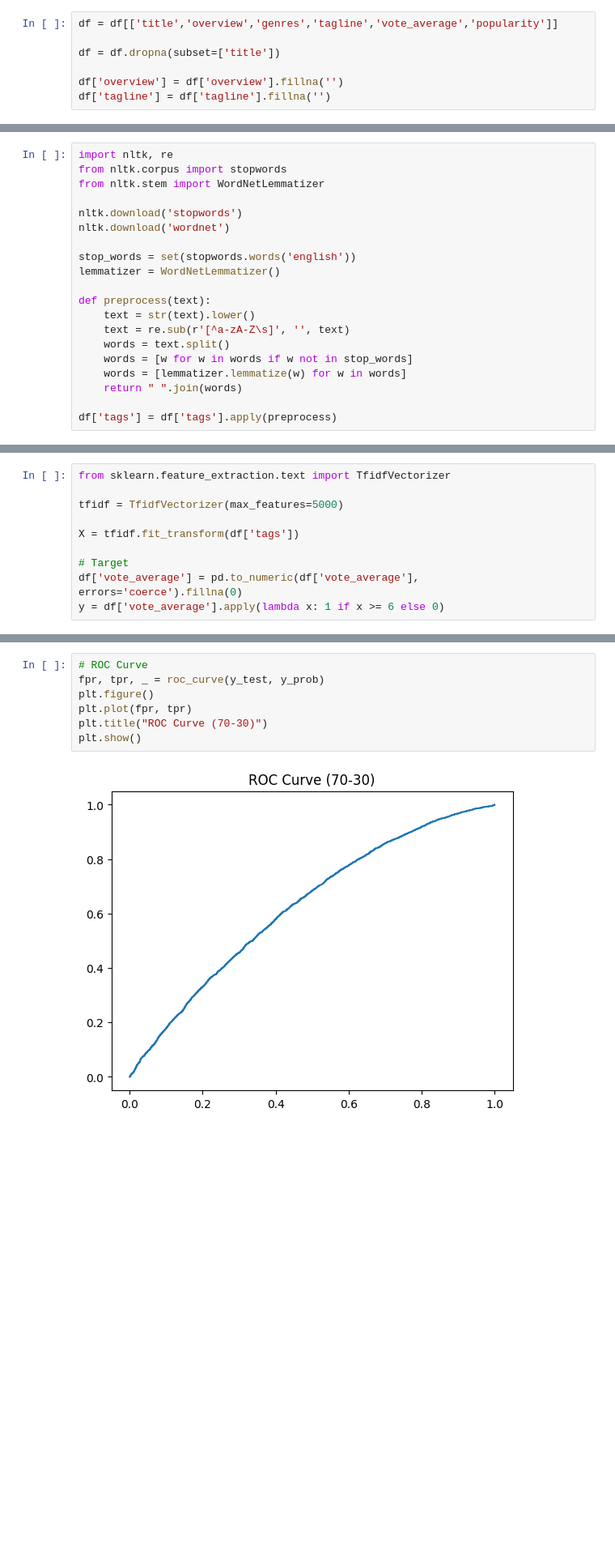
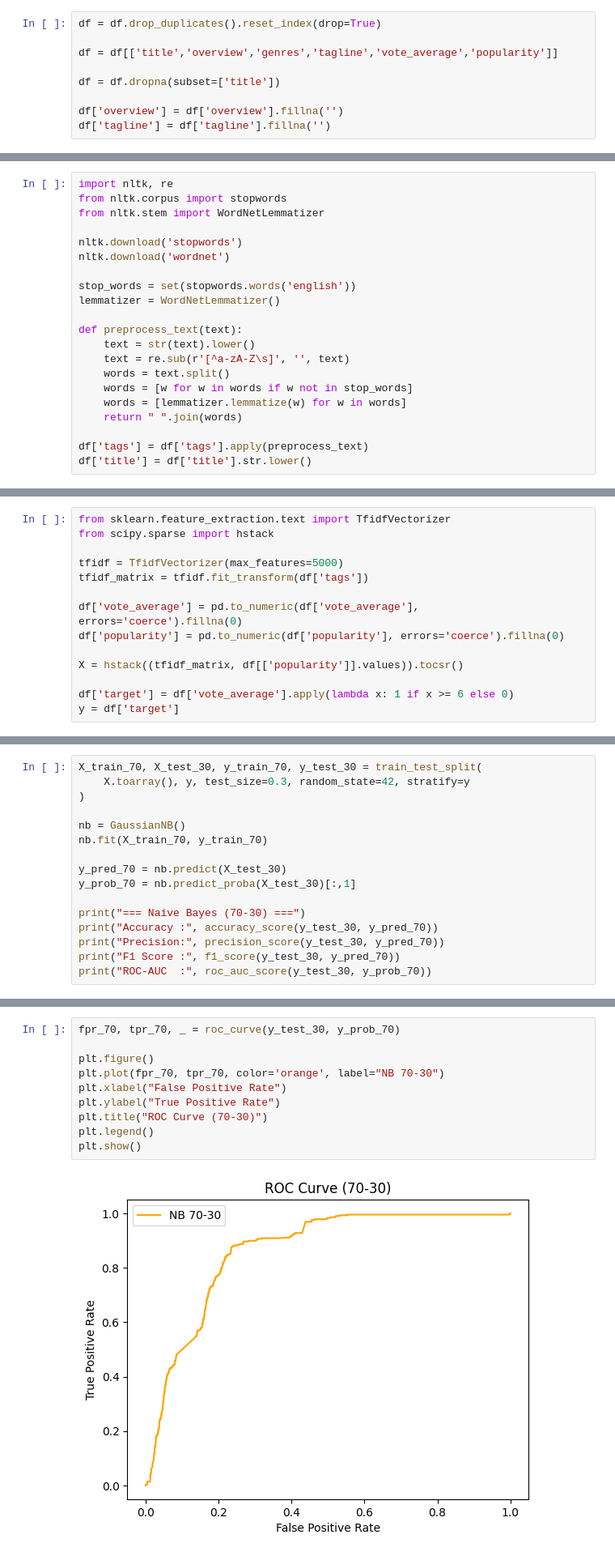
Before and after one commit to MehulShukla-git/Movie_Recommendation_System, a Jupyter notebook: Naive_Bayes.ipynb, the cells around one changed output, grey strips where cells are left out. Shown at 81% size. Cells and saved outputs as stored; diff of their text form; blank space fills up the shorter version.

```diff
--- a/Naive_Bayes.ipynb
+++ b/Naive_Bayes.ipynb
@@ -32,4 +24,6 @@ Index(['adult', 'belongs_to_collection', 'budget', 'genres', 'homepage', 'id',
 # %%
+df = df.drop_duplicates().reset_index(drop=True)
+
 df = df[['title','overview','genres','tagline','vote_average','popularity']]
 
 df = df.dropna(subset=['title'])
@@ -59,7 +53,7 @@ nltk.download('wordnet')
 stop_words = set(stopwords.words('english'))
 lemmatizer = WordNetLemmatizer()
 
-def preprocess(text):
+def preprocess_text(text):
     text = str(text).lower()
     text = re.sub(r'[^a-zA-Z\s]', '', text)
     words = text.split()
@@ -67,20 +61,25 @@ def preprocess(text):
     words = [lemmatizer.lemmatize(w) for w in words]
     return " ".join(words)
 
-df['tags'] = df['tags'].apply(preprocess)
+df['tags'] = df['tags'].apply(preprocess_text)
+df['title'] = df['title'].str.lower()
 # %% [output]
 [nltk_data] Downloading package stopwords to /root/nltk_data...
 [nltk_data]   Unzipping corpora/stopwords.zip.
 [nltk_data] Downloading package wordnet to /root/nltk_data...
 # %%
 from sklearn.feature_extraction.text import TfidfVectorizer
+from scipy.sparse import hstack
 
 tfidf = TfidfVectorizer(max_features=5000)
+tfidf_matrix = tfidf.fit_transform(df['tags'])
 
-X = tfidf.fit_transform(df['tags'])
+df['vote_average'] = pd.to_numeric(df['vote_average'], errors='coerce').fillna(0)
+df['popularity'] = pd.to_numeric(df['popularity'], errors='coerce').fillna(0)
 
-# Target
-df['vote_average'] = pd.to_numeric(df['vote_average'], errors='coerce').fillna(0)
-y = df['vote_average'].apply(lambda x: 1 if x >= 6 else 0)
+X = hstack((tfidf_matrix, df[['popularity']].values)).tocsr()
+
+df['target'] = df['vote_average'].apply(lambda x: 1 if x >= 6 else 0)
+y = df['target']
 # %%
 from sklearn.model_selection import train_test_split
@@ -127,0 +122,16 @@ plt.show()
+# %%
+X_train_70, X_test_30, y_train_70, y_test_30 = train_test_split(
+    X.toarray(), y, test_size=0.3, random_state=42, stratify=y
+)
+
+nb = GaussianNB()
+nb.fit(X_train_70, y_train_70)
+
+y_pred_70 = nb.predict(X_test_30)
+y_prob_70 = nb.predict_proba(X_test_30)[:,1]
+
+print("=== Naive Bayes (70-30) ===")
+print("Accuracy :", accuracy_score(y_test_30, y_pred_70))
+print("Precision:", precision_score(y_test_30, y_pred_70))
+print("F1 Score :", f1_score(y_test_30, y_pred_70))
+print("ROC-AUC  :", roc_auc_score(y_test_30, y_prob_70))
@@ -128,9 +144,12 @@ plt.show()
 # %%
-# ROC Curve
-fpr, tpr, _ = roc_curve(y_test, y_prob)
+fpr_70, tpr_70, _ = roc_curve(y_test_30, y_prob_70)
+
 plt.figure()
-plt.plot(fpr, tpr)
+plt.plot(fpr_70, tpr_70, color='orange', label="NB 70-30")
+plt.xlabel("False Positive Rate")
+plt.ylabel("True Positive Rate")
 plt.title("ROC Curve (70-30)")
+plt.legend()
 plt.show()
 # %% [output]
-[figure, old version]
+[figure, new version]
```
Also changed, not shown: parts of 12 cells of this notebook.
